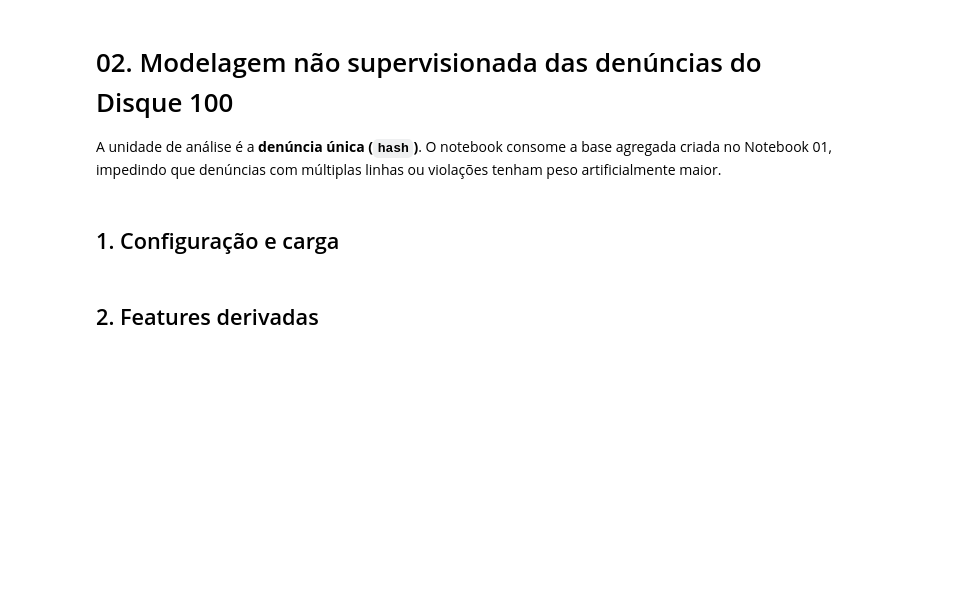
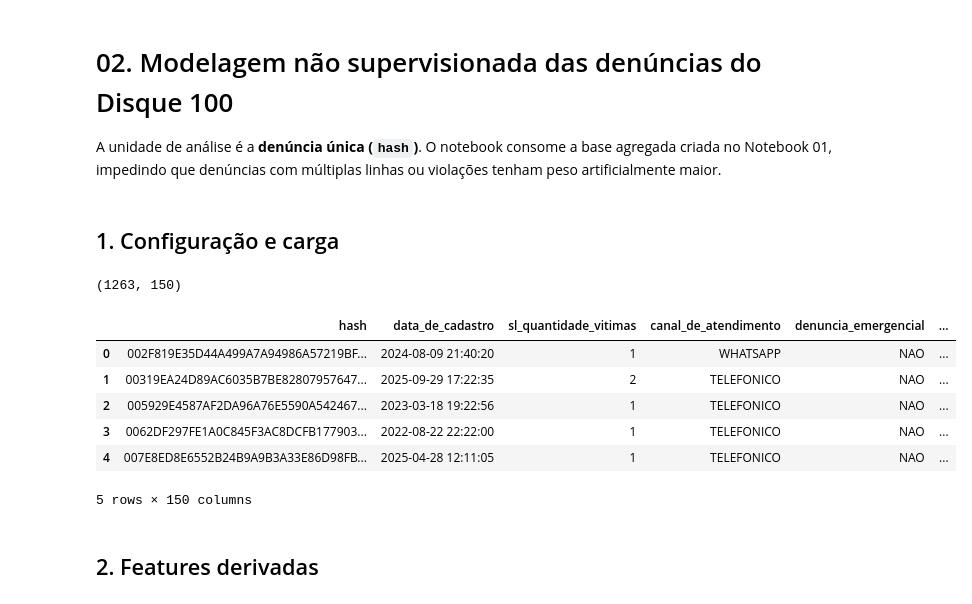
Before and after one commit to janaelsondias/eda-disque100, a Jupyter notebook: outros_notebooks_para_analisar/02_Modelagem_Nao_Supervisionada_Disque100_adaptado.ipynb, the cells around one changed output. Saved outputs shown, nothing was run; the diff lists cells and outputs as text; code cells hidden in the pictures; blank space fills up the shorter version.

```diff
--- a/outros_notebooks_para_analisar/02_Modelagem_Nao_Supervisionada_Disque100_adaptado.ipynb
+++ b/outros_notebooks_para_analisar/02_Modelagem_Nao_Supervisionada_Disque100_adaptado.ipynb
@@ -7,30 +7,39 @@ A unidade de análise é a **denúncia única (`hash`)**. O notebook consome a b
 # %%
 from pathlib import Path
 import warnings
 import numpy as np
 import pandas as pd
 import matplotlib.pyplot as plt
 import seaborn as sns
 from sklearn.compose import ColumnTransformer
 from sklearn.pipeline import Pipeline
 from sklearn.preprocessing import OneHotEncoder, RobustScaler
 from sklearn.impute import SimpleImputer
 from sklearn.feature_selection import VarianceThreshold
 from sklearn.decomposition import TruncatedSVD, PCA
 from sklearn.cluster import KMeans, AgglomerativeClustering, DBSCAN
 from sklearn.ensemble import IsolationForest
 from sklearn.metrics import silhouette_score,davies_bouldin_score,calinski_harabasz_score,adjusted_rand_score
 
 warnings.filterwarnings("ignore")
 RANDOM_STATE=42
-DATA_FILE=Path("resultados/disque100_denuncias_modelagem.parquet")
-VIOL_FILE=Path("resultados/matriz_violacoes_por_denuncia.parquet")
-OUTPUT_DIR=Path("resultados/modelagem")
+DATA_FILE=Path("results/disque100_denuncias_modelagem.parquet")
+VIOL_FILE=Path("results/matriz_violacoes_por_denuncia.parquet")
+OUTPUT_DIR=Path("results/modelagem")
 OUTPUT_DIR.mkdir(parents=True,exist_ok=True)
 
 df=pd.read_parquet(DATA_FILE)
 assert df["hash"].is_unique,"A base de modelagem deve ter um registro por hash."
 print(df.shape); df.head()
+# %% [output]
+(1263, 150)
+|  | hash | data_de_cadastro | sl_quantidade_vitimas | canal_de_atendimento | denuncia_emergencial | ... |
+| 0 | 002F819E35D44A499A7A94986A57219BF... | 2024-08-09 21:40:20 | 1 | WHATSAPP | NAO | ... |
+| 1 | 00319EA24D89AC6035B7BE82807957647... | 2025-09-29 17:22:35 | 2 | TELEFONICO | NAO | ... |
+| 2 | 005929E4587AF2DA96A76E5590A542467... | 2023-03-18 19:22:56 | 1 | TELEFONICO | NAO | ... |
+| 3 | 0062DF297FE1A0C845F3AC8DCFB177903... | 2022-08-22 22:22:00 | 1 | TELEFONICO | NAO | ... |
+| 4 | 007E8ED8E6552B24B9A9B3A33E86D98FB... | 2025-04-28 12:11:05 | 1 | TELEFONICO | NAO | ... |
+5 rows × 150 columns
 # %% [markdown]
 ## 2. Features derivadas
 # %%
```
Also changed, not shown: parts of 11 cells of this notebook, 1 other file.
